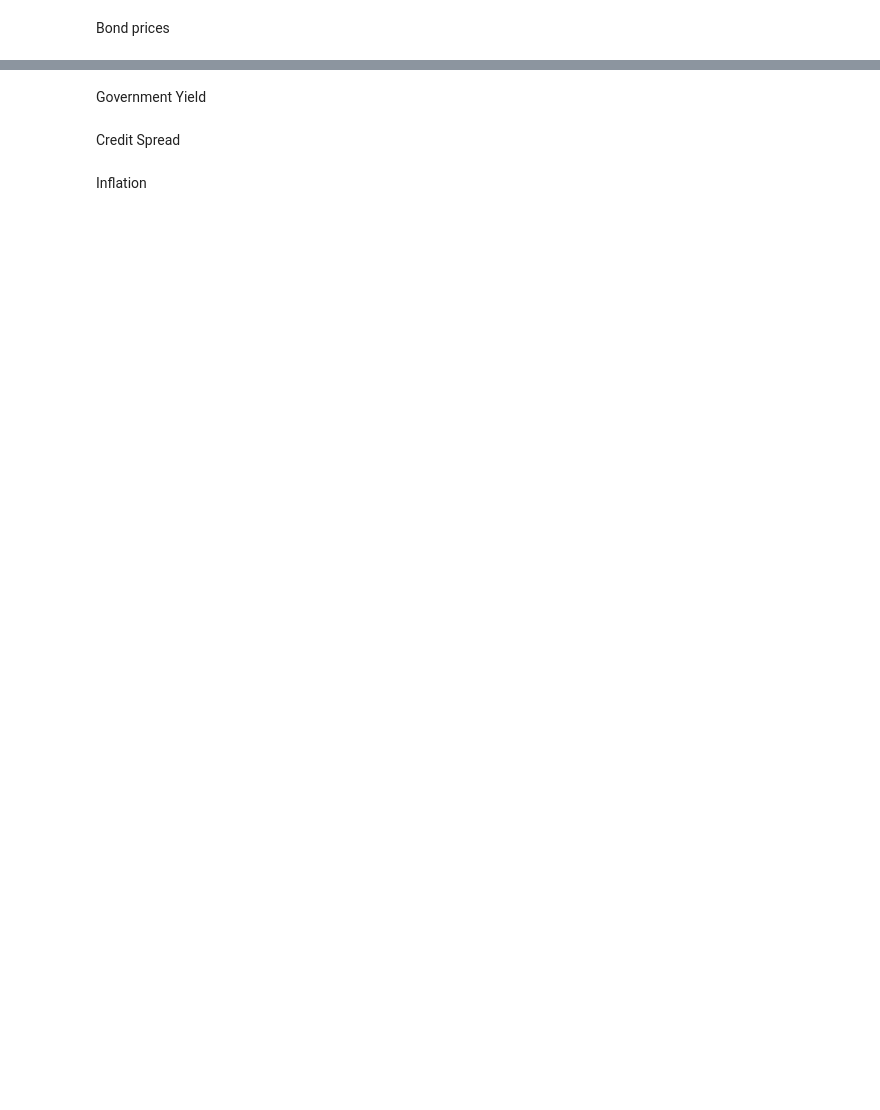
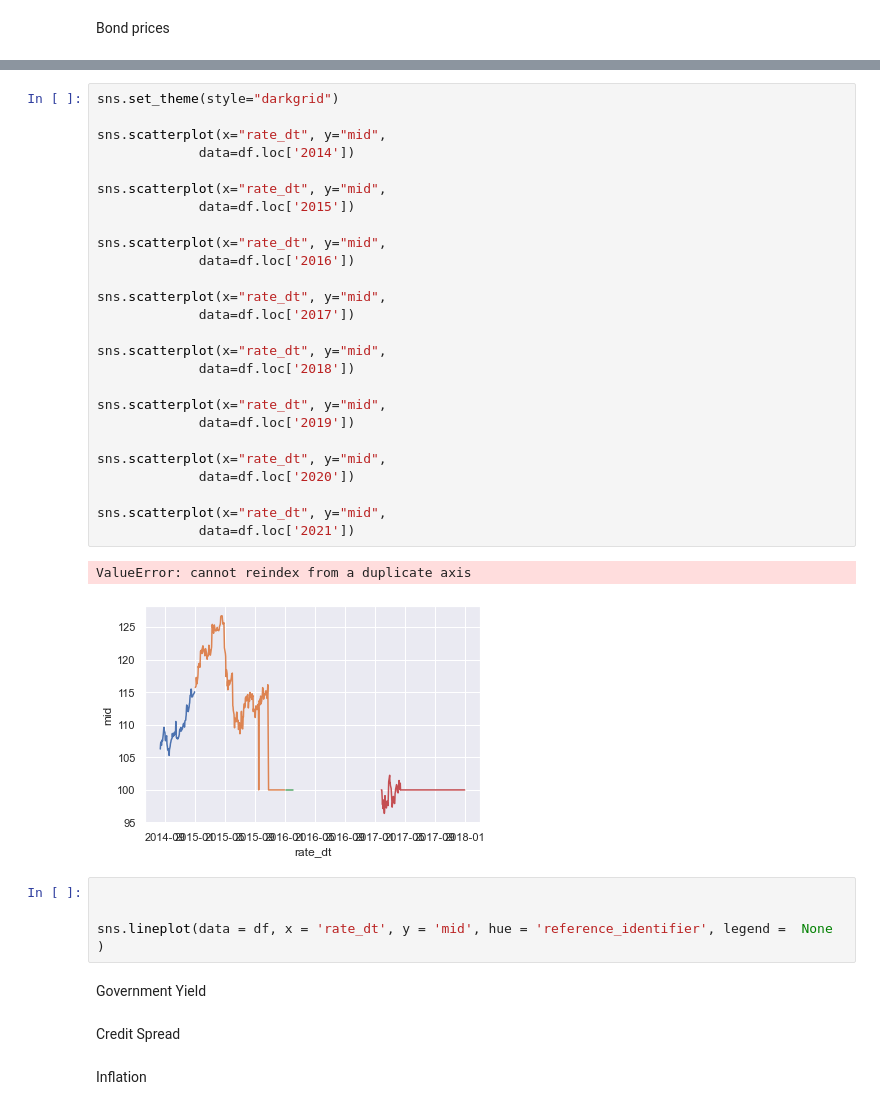
Before and after one commit to Merijn68/BondTrading, a Jupyter notebook: notebooks/02_data_exploratie.ipynb, the cells around one changed output, grey strips where cells are left out. Drawn from its saved outputs; the diff is of its cells as text; blank space fills up the shorter version.

```diff
--- a/notebooks/02_data_exploratie.ipynb
+++ b/notebooks/02_data_exploratie.ipynb
@@ -18,3 +132,36 @@ Bond prices
+# %%
+sns.set_theme(style="darkgrid")
+
+sns.scatterplot(x="rate_dt", y="mid",
+             data=df.loc['2014'])
+
+sns.scatterplot(x="rate_dt", y="mid",
+             data=df.loc['2015'])
+
+sns.scatterplot(x="rate_dt", y="mid",
+             data=df.loc['2016'])
+
+sns.scatterplot(x="rate_dt", y="mid",
+             data=df.loc['2017'])
+
+sns.scatterplot(x="rate_dt", y="mid",
+             data=df.loc['2018'])
+
+sns.scatterplot(x="rate_dt", y="mid",
+             data=df.loc['2019'])
+
+sns.scatterplot(x="rate_dt", y="mid",
+             data=df.loc['2020'])
+
+sns.scatterplot(x="rate_dt", y="mid",
+             data=df.loc['2021'])
+# %% [output]
+ValueError: cannot reindex from a duplicate axis
+[figure, added]
+# %%
+
+
+sns.lineplot(data = df, x = 'rate_dt', y = 'mid', hue = 'reference_identifier', legend =  None  )
 # %% [markdown]
 Government Yield
 # %% [markdown]
```
Also changed, not shown: parts of 14 cells of this notebook, 1 other file.
